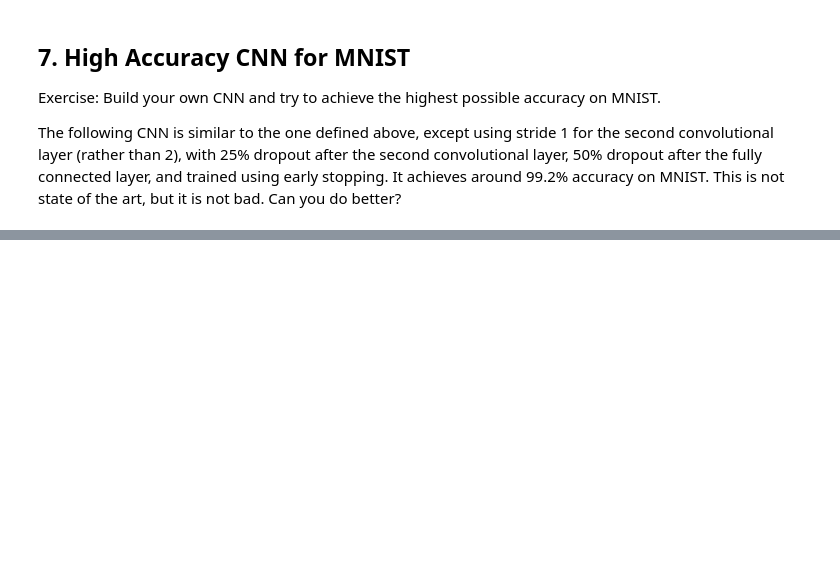
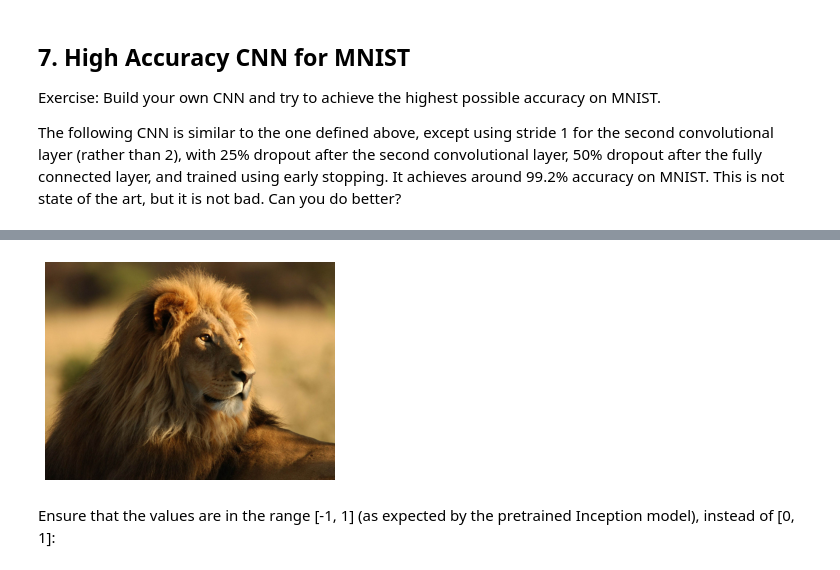
Before and after one commit to guruprasaad123/ml_for_life, a Jupyter notebook: from_scratch/tf/cnns/intro.ipynb, the cells around one changed output, grey strips where cells are left out. Saved outputs shown, nothing was run; the diff lists cells and outputs as text; code cells hidden in the pictures; blank space fills up the shorter version.

```diff
--- a/from_scratch/tf/cnns/intro.ipynb
+++ b/from_scratch/tf/cnns/intro.ipynb
@@ -459,0 +534,14 @@ with tf.name_scope("init_and_save"):
+# %%
+width = 299
+height = 299
+channels = 3
+# %%
+import matplotlib.image as mpimg
+test_image = mpimg.imread(os.path.join("images","cnn","test_image.jpg"))[:, :, :channels]
+plt.imshow(test_image)
+plt.axis("off")
+plt.show()
+# %% [output]
+[figure, added]
+# %% [markdown]
+Ensure that the values are in the range [-1, 1] (as expected by the pretrained Inception model), instead of [0, 1]:
```
Also changed, not shown: parts of 29 cells of this notebook, 10 other files.
